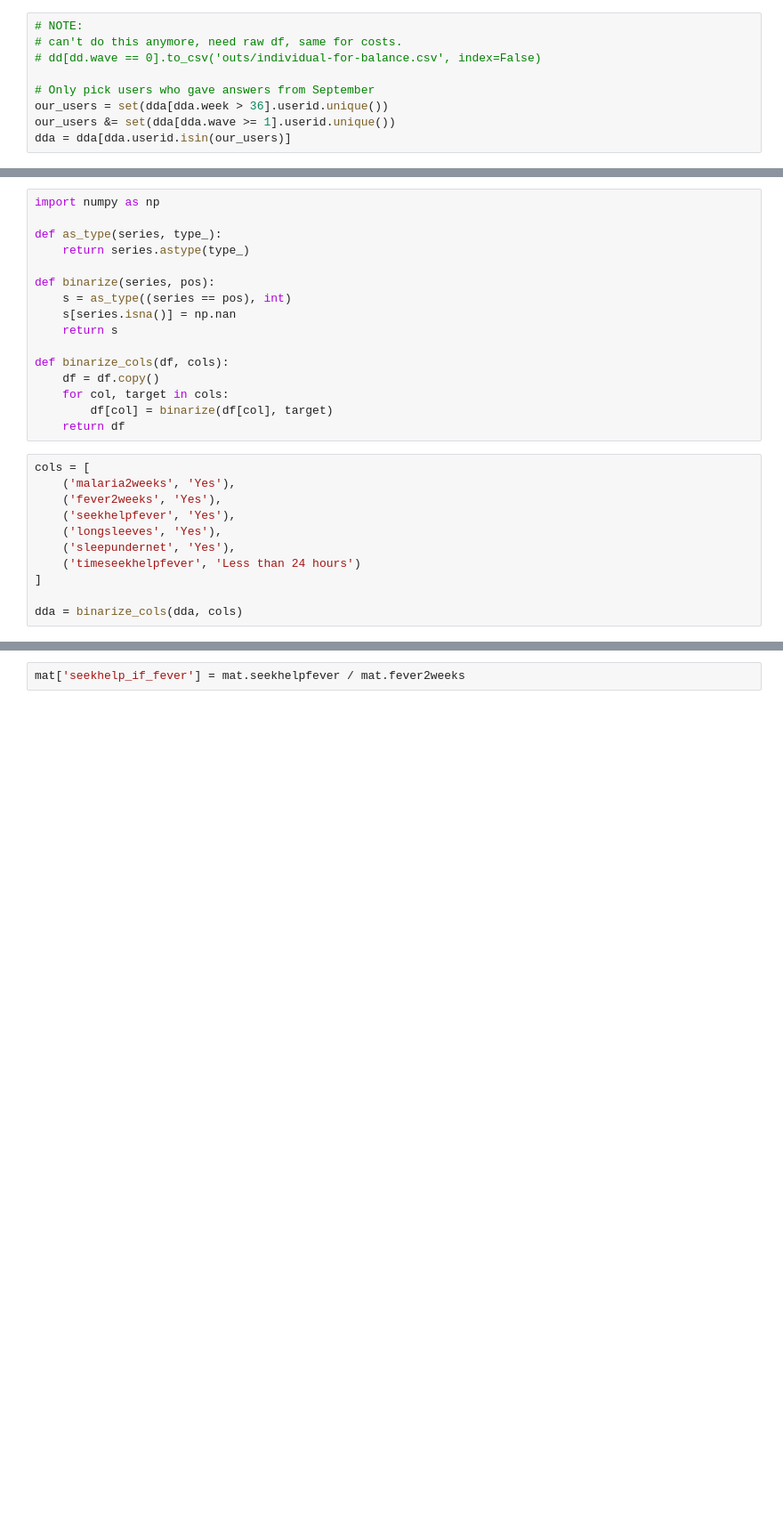
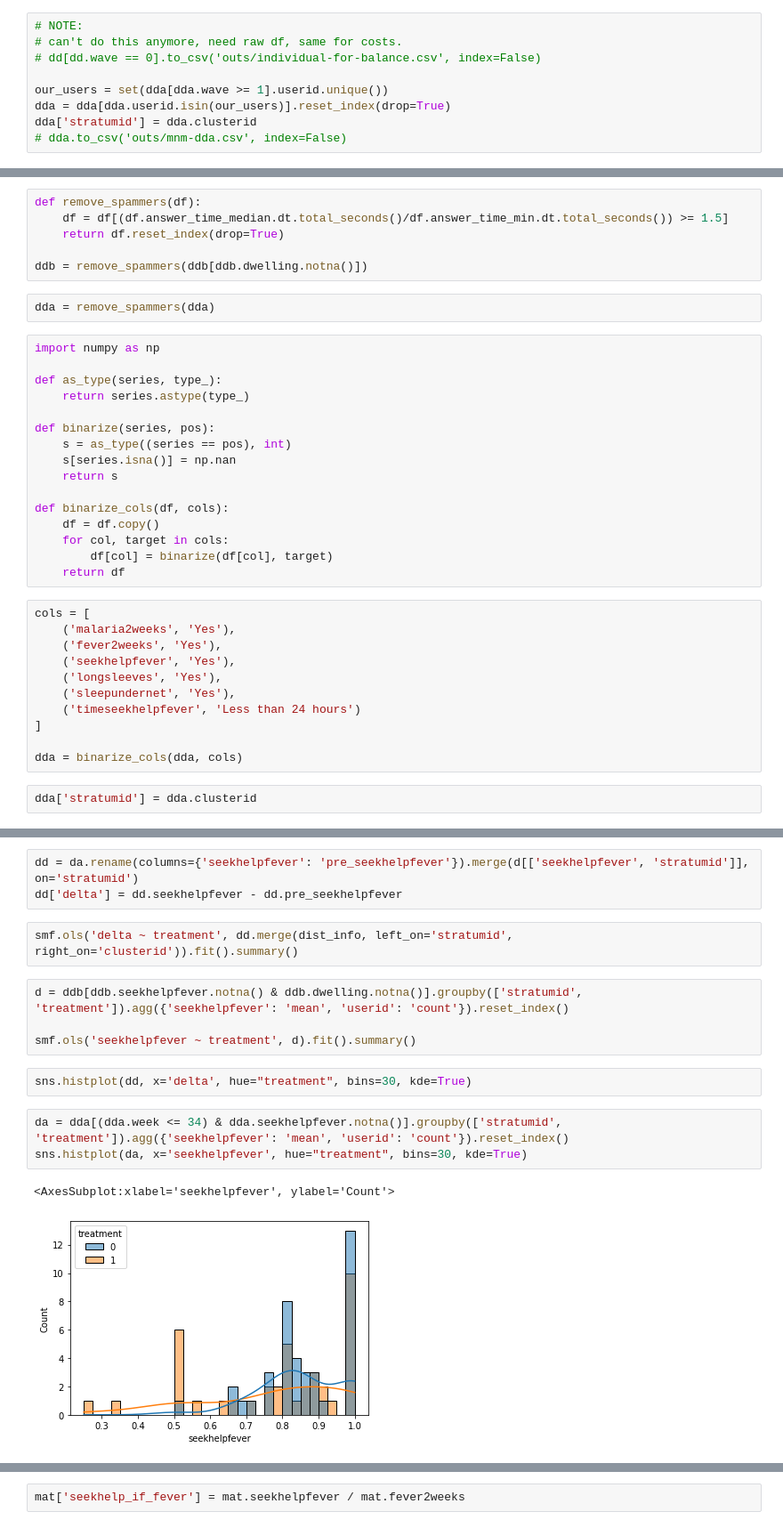
Before and after one commit to vlab-research/vlab, a Jupyter notebook: responses.ipynb, the cells around one changed output, grey strips where cells are left out. Shown: that part at 89% size. Saved outputs shown, nothing was run; the diff lists cells and outputs as text; blank space fills up the shorter version.

```diff
--- a/responses.ipynb
+++ b/responses.ipynb
@@ -74,8 +48,8 @@ WARNING:root:Removing 0 users for duplication
 # can't do this anymore, need raw df, same for costs.
 # dd[dd.wave == 0].to_csv('outs/individual-for-balance.csv', index=False)
 
-# Only pick users who gave answers from September
-our_users = set(dda[dda.week > 36].userid.unique())
-our_users &= set(dda[dda.wave >= 1].userid.unique())
-dda = dda[dda.userid.isin(our_users)]
+our_users = set(dda[dda.wave >= 1].userid.unique())
+dda = dda[dda.userid.isin(our_users)].reset_index(drop=True)
+dda['stratumid'] = dda.clusterid
+# dda.to_csv('outs/mnm-dda.csv', index=False)
 # %%
@@ -94,3 +243,11 @@ WARNING:root:Removing 1 users for duplication
+# %%
+def remove_spammers(df):
+    df = df[(df.answer_time_median.dt.total_seconds()/df.answer_time_min.dt.total_seconds()) >= 1.5]
+    return df.reset_index(drop=True)
+
+ddb = remove_spammers(ddb[ddb.dwelling.notna()])
+# %%
+dda = remove_spammers(dda)
 # %%
 import numpy as np
 
@@ -118,3 +275,5 @@ cols = [
 ]
 
 dda = binarize_cols(dda, cols)
+# %%
+dda['stratumid'] = dda.clusterid
@@ -131,0 +384,17 @@ ddb = binarize_cols(ddb, cols)
+# %%
+dd = da.rename(columns={'seekhelpfever': 'pre_seekhelpfever'}).merge(d[['seekhelpfever', 'stratumid']], on='stratumid')
+dd['delta'] = dd.seekhelpfever - dd.pre_seekhelpfever
+# %%
+smf.ols('delta ~ treatment', dd.merge(dist_info, left_on='stratumid', right_on='clusterid')).fit().summary()
+# %%
+d = ddb[ddb.seekhelpfever.notna() & ddb.dwelling.notna()].groupby(['stratumid', 'treatment']).agg({'seekhelpfever': 'mean', 'userid': 'count'}).reset_index()
+
+smf.ols('seekhelpfever ~ treatment', d).fit().summary()
+# %%
+sns.histplot(dd, x='delta', hue="treatment", bins=30, kde=True)
+# %%
+da = dda[(dda.week <= 34) & dda.seekhelpfever.notna()].groupby(['stratumid', 'treatment']).agg({'seekhelpfever': 'mean', 'userid': 'count'}).reset_index()
+sns.histplot(da, x='seekhelpfever', hue="treatment", bins=30, kde=True)
+# %% [output]
+<AxesSubplot:xlabel='seekhelpfever', ylabel='Count'>
+[figure, added]
```
Also changed, not shown: parts of 192 cells of this notebook, 5 other files.
